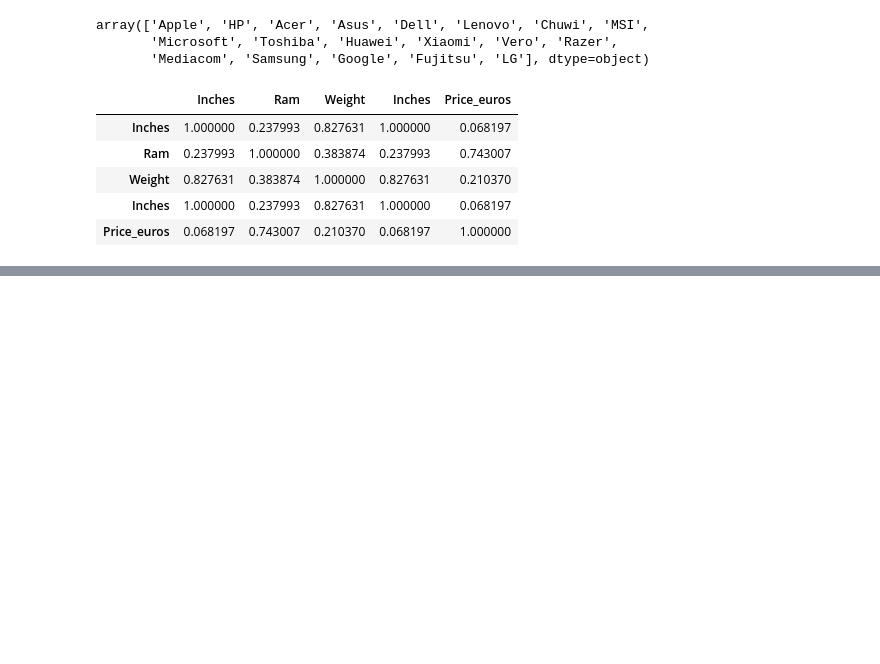
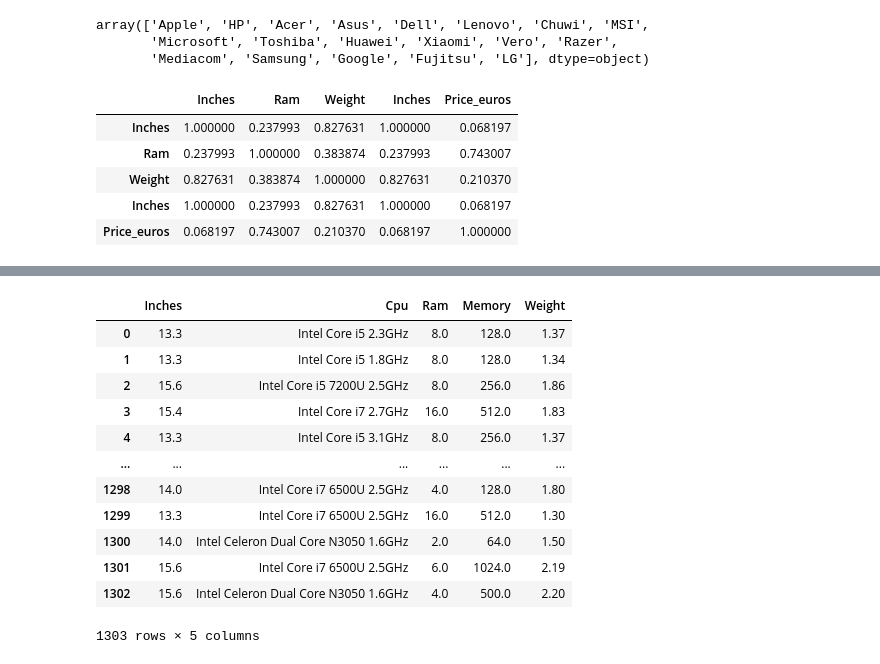
Before and after one commit to yugyeong1/streamlit_Laptop_Price, a Jupyter notebook: laptop_price.ipynb, the cells around one changed output, grey strips where cells are left out. Saved outputs shown, nothing was run; the diff lists cells and outputs as text; code cells hidden in the pictures; blank space fills up the shorter version.

```diff
--- a/laptop_price.ipynb
+++ b/laptop_price.ipynb
@@ -266,0 +267,16 @@ array(['8GB', '16GB', '4GB', '2GB', '12GB', '6GB', '32GB', '24GB', '64GB'],
+# %%
+X
+# %% [output]
+|  | Inches | Cpu | Ram | Memory | Weight |
+| 0 | 13.3 | Intel Core i5 2.3GHz | 8.0 | 128.0 | 1.37 |
+| 1 | 13.3 | Intel Core i5 1.8GHz | 8.0 | 128.0 | 1.34 |
+| 2 | 15.6 | Intel Core i5 7200U 2.5GHz | 8.0 | 256.0 | 1.86 |
+| 3 | 15.4 | Intel Core i7 2.7GHz | 16.0 | 512.0 | 1.83 |
+| 4 | 13.3 | Intel Core i5 3.1GHz | 8.0 | 256.0 | 1.37 |
+| ... | ... | ... | ... | ... | ... |
+| 1298 | 14.0 | Intel Core i7 6500U 2.5GHz | 4.0 | 128.0 | 1.80 |
+| 1299 | 13.3 | Intel Core i7 6500U 2.5GHz | 16.0 | 512.0 | 1.30 |
+| 1300 | 14.0 | Intel Celeron Dual Core N3050 1.6GHz | 2.0 | 64.0 | 1.50 |
+| 1301 | 15.6 | Intel Core i7 6500U 2.5GHz | 6.0 | 1024.0 | 2.19 |
+| 1302 | 15.6 | Intel Celeron Dual Core N3050 1.6GHz | 4.0 | 500.0 | 2.20 |
+1303 rows × 5 columns
```
Also changed, not shown: parts of 23 cells of this notebook.
